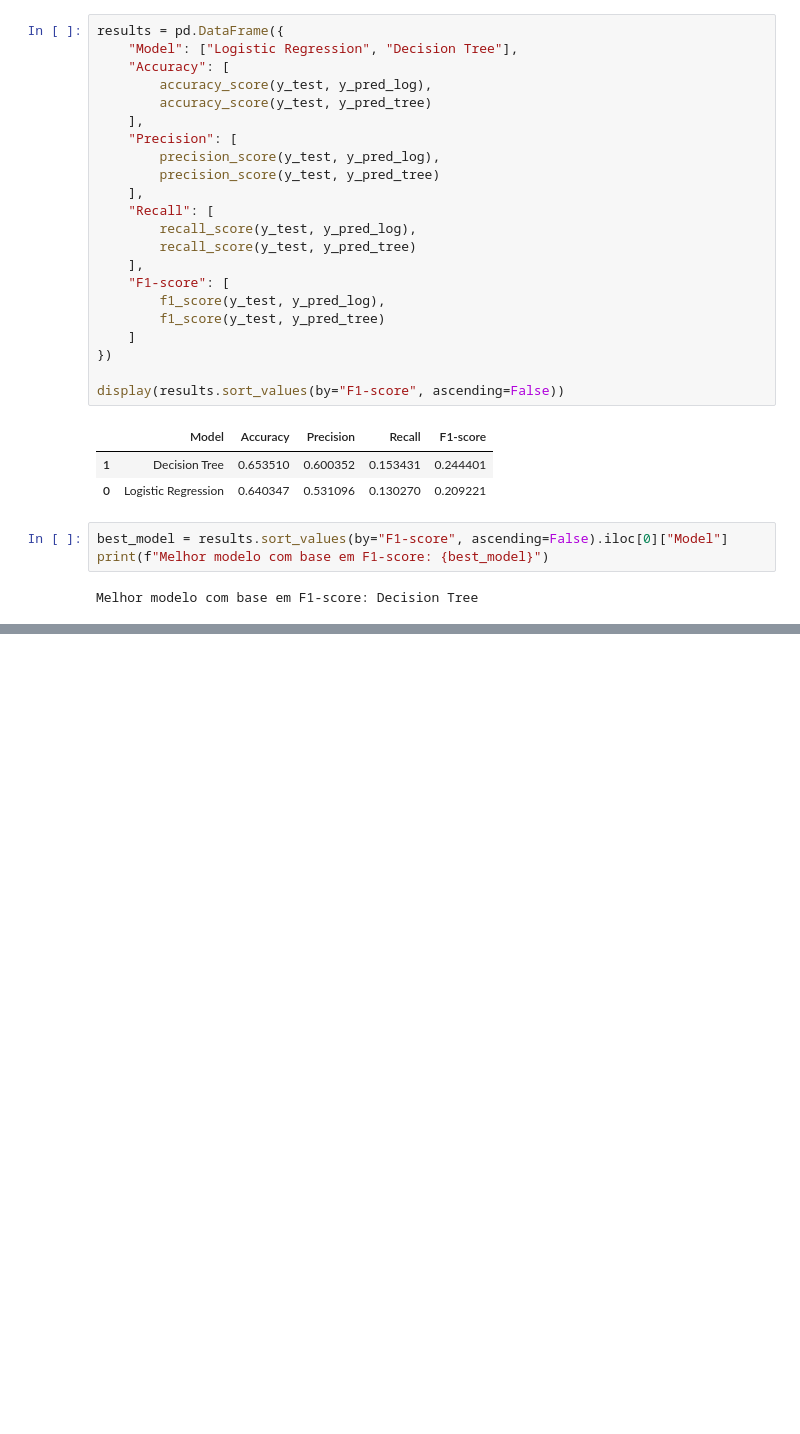
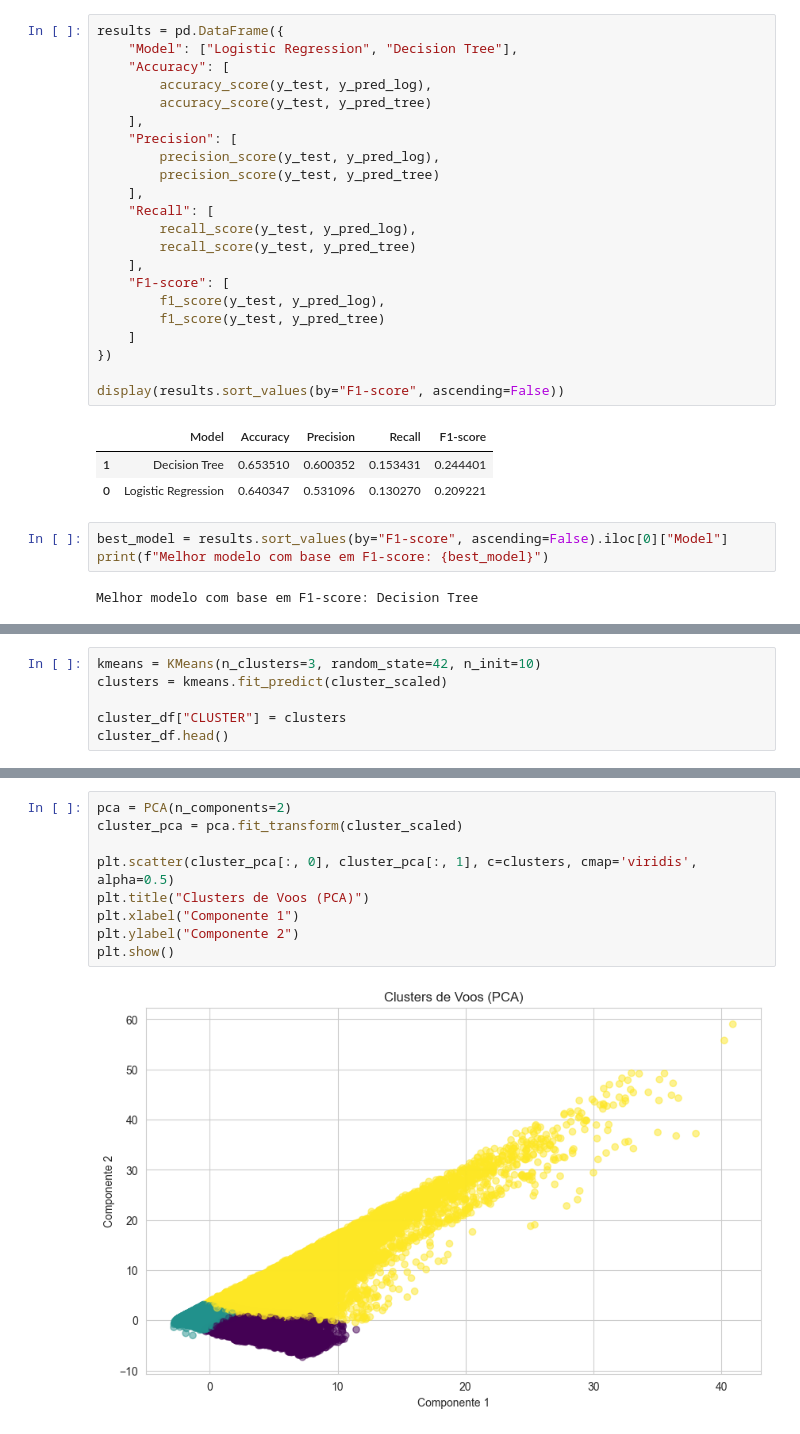
Before and after one commit to PedroMRogerio/fiap-tech-challenge-fase3, a Jupyter notebook: notebook.ipynb, the cells around one changed output, grey strips where cells are left out. Drawn from its saved outputs; the diff is of its cells as text; blank space fills up the shorter version.

```diff
--- a/notebook.ipynb
+++ b/notebook.ipynb
@@ -896,0 +1025,6 @@ Como próximos passos, podem ser exploradas técnicas mais avançadas de modelag
+# %%
+kmeans = KMeans(n_clusters=3, random_state=42, n_init=10)
+clusters = kmeans.fit_predict(cluster_scaled)
+
+cluster_df["CLUSTER"] = clusters
+cluster_df.head()
@@ -896,0 +1042,11 @@ Como próximos passos, podem ser exploradas técnicas mais avançadas de modelag
+# %%
+pca = PCA(n_components=2)
+cluster_pca = pca.fit_transform(cluster_scaled)
+
+plt.scatter(cluster_pca[:, 0], cluster_pca[:, 1], c=clusters, cmap='viridis', alpha=0.5)
+plt.title("Clusters de Voos (PCA)")
+plt.xlabel("Componente 1")
+plt.ylabel("Componente 2")
+plt.show()
+# %% [output]
+[figure, added]
```
Also changed, not shown: parts of 34 cells of this notebook.
